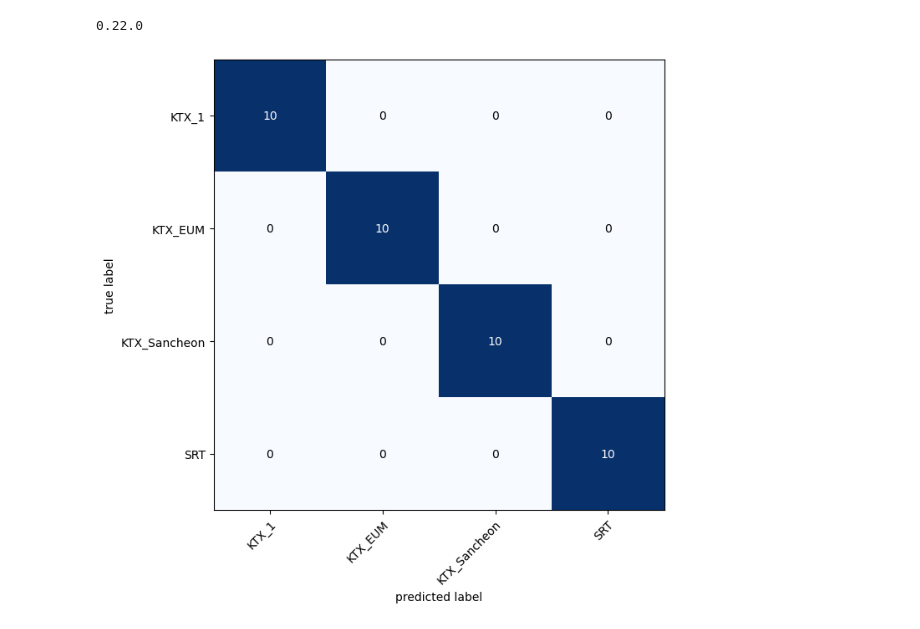
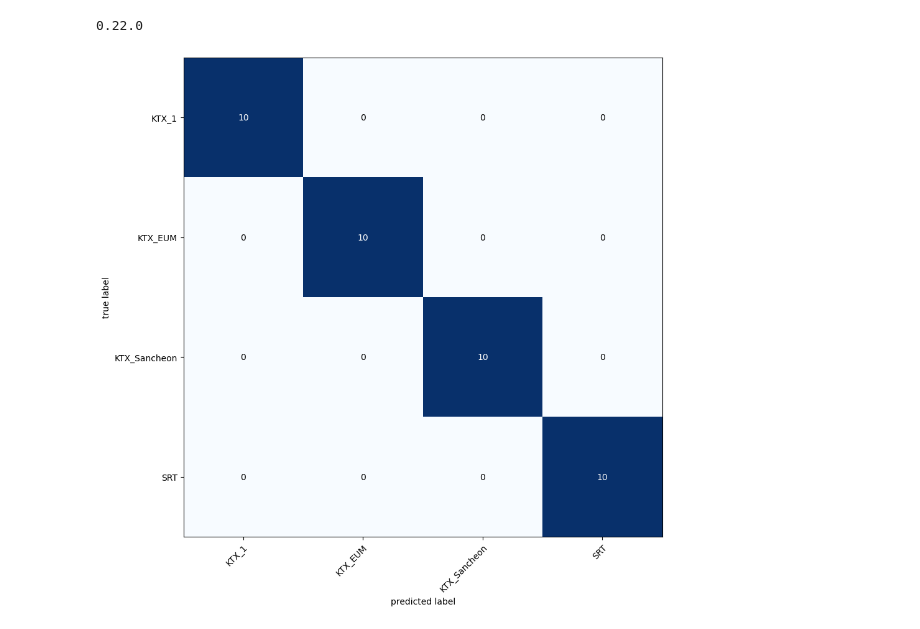
Before and after one commit to lotlouischoitslab/KTX_Image_Classification, a Jupyter notebook: KTX_Image_Classification_PyTorch.ipynb, the cells around one changed output. Saved outputs shown, nothing was run; the diff lists cells and outputs as text; code cells hidden in the pictures.

```diff
--- a/KTX_Image_Classification_PyTorch.ipynb
+++ b/KTX_Image_Classification_PyTorch.ipynb
@@ -484,34 +485,34 @@ from tqdm.auto import tqdm
 y_preds = []
 y_true = []
 model.eval()
 with torch.no_grad():
     for X,y in tqdm(test_dataloader,desc='Making predictions...'):
         #Send data and targets to target device
         X,y = X.to(device),y.to(device)
         #Do forward pass
         y_logits = model(X)
         #Turn predictions from logits -> prediction probabilities
         y_pred = torch.softmax(y_logits,dim=1).argmax(dim=1)
         #Put prediction on CPU for evaluation
         y_preds.append(y_pred.cpu().unsqueeze(0))
         y_true.append(y.cpu().unsqueeze(0))
 
 #Concatenate list of predictions into a Tensor
 y_pred_tensor = torch.cat(y_preds, dim=0)
 y_true_tensor = torch.cat(y_true, dim=0)
 
 #2. Setup confusion instances
 confmat = ConfusionMatrix(num_classes=len(class_names),task='multiclass')
 confmat_tensor = confmat(preds=y_pred_tensor,
                          target=y_true_tensor)
 
 #3. Plot confusion matrix
 fig,ax = plot_confusion_matrix(
     conf_mat=confmat_tensor.numpy(),
     class_names=class_names,
-    figsize=(10,7)
+    figsize=(10,10)
 )
 # %% [output]
-[figure, old version]
+[figure, new version]
 # %%
 fig.savefig('images/confusion_matrix.png')
```
Also changed, not shown: parts of 8 cells of this notebook, 6 other files.
